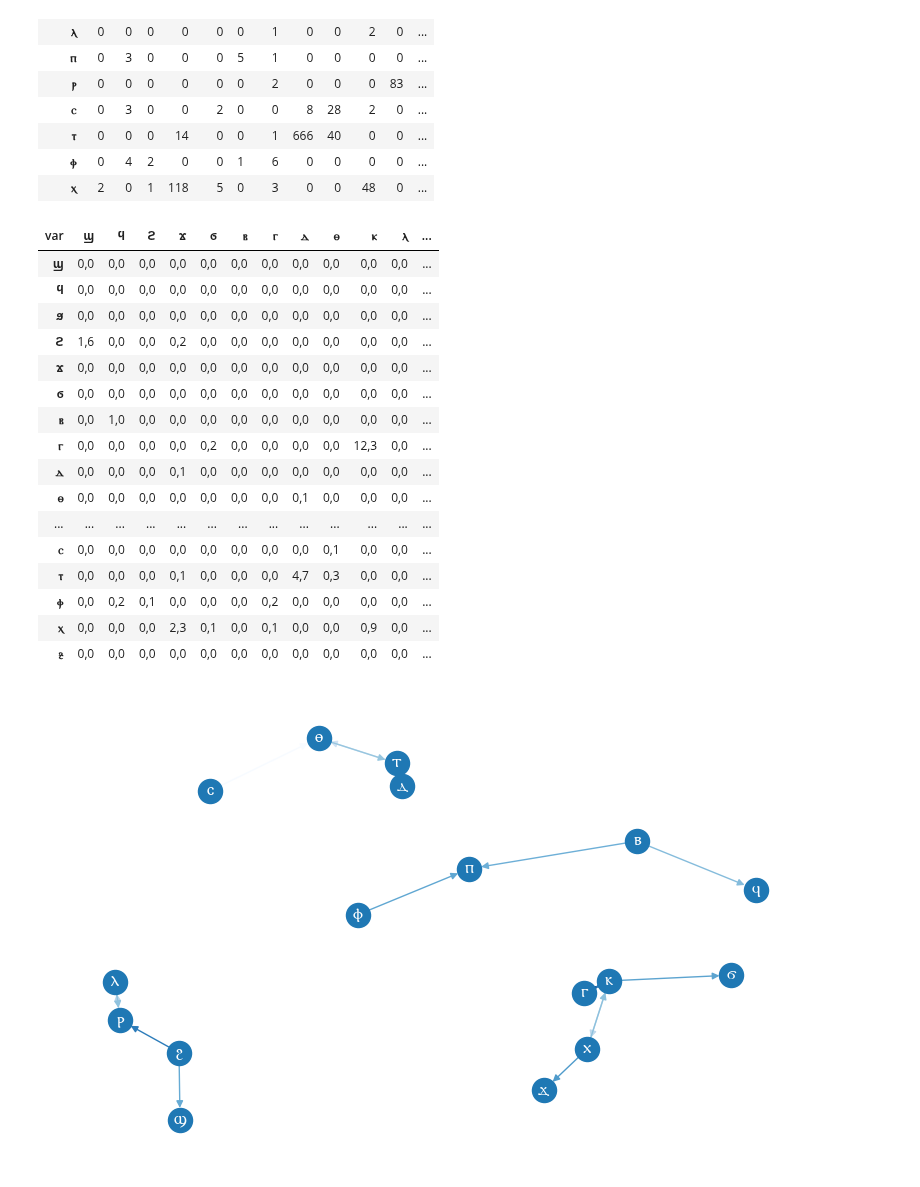
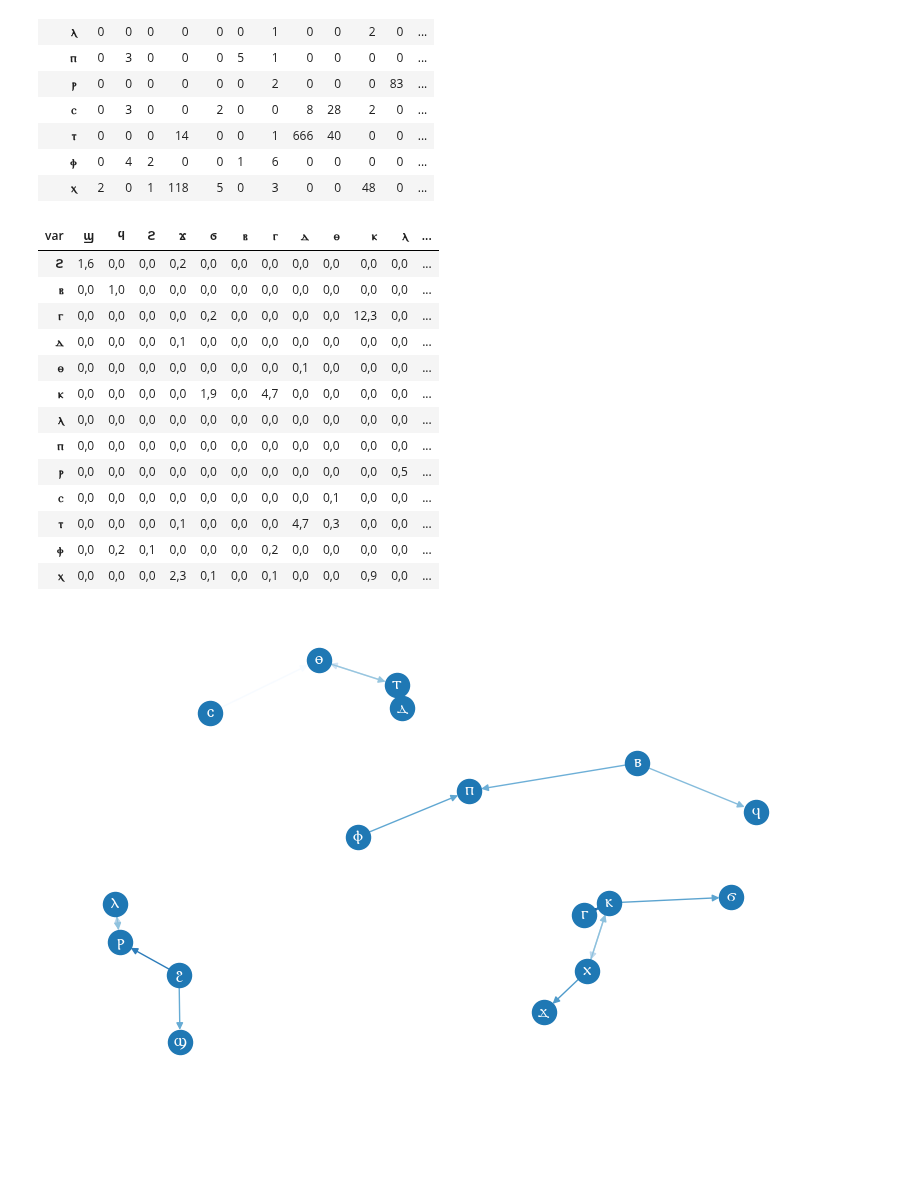
Before and after one commit to kmein/greek-coptic, a Jupyter notebook: greek-coptic.ipynb, the cells around one changed output. Saved outputs shown, nothing was run; the diff lists cells and outputs as text; code cells hidden in the pictures; blank space fills up the shorter version.

```diff
--- a/greek-coptic.ipynb
+++ b/greek-coptic.ipynb
@@ -949,6 +951,7 @@ vowel_dates.style.background_gradient(axis=None, cmap=cm)
 # %%
 df_diff_consonantal = df_diff[df_diff["norm"].isin(consonants) & df_diff["var"].isin(consonants)]
 consonant_frequency = pd.crosstab(df_diff_consonantal["norm"], df_diff_consonantal["var"])
+consonant_frequency = consonant_frequency.loc[consonant_frequency.any(axis=1), consonant_frequency.any(axis=0)]
 write_table(consonant_frequency, "consonant_frequency", heatmap=True, caption="Abweichungen bei konsonantischen Graphemen: Häufigkeit")
 consonant_frequency.style.background_gradient(axis=None, cmap=cm)
 # %% [output]
@@ -970,26 +973,24 @@ consonant_frequency.style.background_gradient(axis=None, cmap=cm)
 # %%
 consonant_occurrences = pd.Series({x: df_diff["greek_lemma"].str.count(x).sum() for x in consonants})
 consonant_regularity = 100 * consonant_frequency.div(consonant_occurrences, axis="rows").fillna(0)
+consonant_regularity = consonant_regularity.loc[consonant_regularity.any(axis=1), consonant_regularity.any(axis=0)]
 write_table(consonant_regularity, "consonant_regularity", heatmap=True, caption="Abweichungen bei konsonantischen Graphemen: Regelmäßigkeit")
 consonant_regularity.style.background_gradient(axis=None, cmap=cm)
 # %% [output]
 | var | ϣ | ϥ | ϩ | ϫ | ϭ | ⲃ | ⲅ | ⲇ | ⲑ | ⲕ | ⲗ | ... |
-| ϣ | 0,0 | 0,0 | 0,0 | 0,0 | 0,0 | 0,0 | 0,0 | 0,0 | 0,0 | 0,0 | 0,0 | ... |
-| ϥ | 0,0 | 0,0 | 0,0 | 0,0 | 0,0 | 0,0 | 0,0 | 0,0 | 0,0 | 0,0 | 0,0 | ... |
-| ϧ | 0,0 | 0,0 | 0,0 | 0,0 | 0,0 | 0,0 | 0,0 | 0,0 | 0,0 | 0,0 | 0,0 | ... |
 | ϩ | 1,6 | 0,0 | 0,0 | 0,2 | 0,0 | 0,0 | 0,0 | 0,0 | 0,0 | 0,0 | 0,0 | ... |
-| ϫ | 0,0 | 0,0 | 0,0 | 0,0 | 0,0 | 0,0 | 0,0 | 0,0 | 0,0 | 0,0 | 0,0 | ... |
-| ϭ | 0,0 | 0,0 | 0,0 | 0,0 | 0,0 | 0,0 | 0,0 | 0,0 | 0,0 | 0,0 | 0,0 | ... |
 | ⲃ | 0,0 | 1,0 | 0,0 | 0,0 | 0,0 | 0,0 | 0,0 | 0,0 | 0,0 | 0,0 | 0,0 | ... |
 | ⲅ | 0,0 | 0,0 | 0,0 | 0,0 | 0,2 | 0,0 | 0,0 | 0,0 | 0,0 | 12,3 | 0,0 | ... |
 | ⲇ | 0,0 | 0,0 | 0,0 | 0,1 | 0,0 | 0,0 | 0,0 | 0,0 | 0,0 | 0,0 | 0,0 | ... |
 | ⲑ | 0,0 | 0,0 | 0,0 | 0,0 | 0,0 | 0,0 | 0,0 | 0,1 | 0,0 | 0,0 | 0,0 | ... |
-| ... | ... | ... | ... | ... | ... | ... | ... | ... | ... | ... | ... | ... |
+| ⲕ | 0,0 | 0,0 | 0,0 | 0,0 | 1,9 | 0,0 | 4,7 | 0,0 | 0,0 | 0,0 | 0,0 | ... |
+| ⲗ | 0,0 | 0,0 | 0,0 | 0,0 | 0,0 | 0,0 | 0,0 | 0,0 | 0,0 | 0,0 | 0,0 | ... |
+| ⲡ | 0,0 | 0,0 | 0,0 | 0,0 | 0,0 | 0,0 | 0,0 | 0,0 | 0,0 | 0,0 | 0,0 | ... |
+| ⲣ | 0,0 | 0,0 | 0,0 | 0,0 | 0,0 | 0,0 | 0,0 | 0,0 | 0,0 | 0,0 | 0,5 | ... |
 | ⲥ | 0,0 | 0,0 | 0,0 | 0,0 | 0,0 | 0,0 | 0,0 | 0,0 | 0,1 | 0,0 | 0,0 | ... |
 | ⲧ | 0,0 | 0,0 | 0,0 | 0,1 | 0,0 | 0,0 | 0,0 | 4,7 | 0,3 | 0,0 | 0,0 | ... |
 | ⲫ | 0,0 | 0,2 | 0,1 | 0,0 | 0,0 | 0,0 | 0,2 | 0,0 | 0,0 | 0,0 | 0,0 | ... |
 | ⲭ | 0,0 | 0,0 | 0,0 | 2,3 | 0,1 | 0,0 | 0,1 | 0,0 | 0,0 | 0,9 | 0,0 | ... |
-| ⳉ | 0,0 | 0,0 | 0,0 | 0,0 | 0,0 | 0,0 | 0,0 | 0,0 | 0,0 | 0,0 | 0,0 | ... |
 # %%
 all_consonant_regularities = pd.DataFrame(consonant_regularity.stack()).reset_index().rename(columns={"level_0": "norm", "norm": "var", 0: "regularity"})
 all_consonant_frequencies  = pd.DataFrame(consonant_frequency.stack()).reset_index().rename(columns={0: "frequency"})
```
Also changed, not shown: parts of 4 cells of this notebook.
